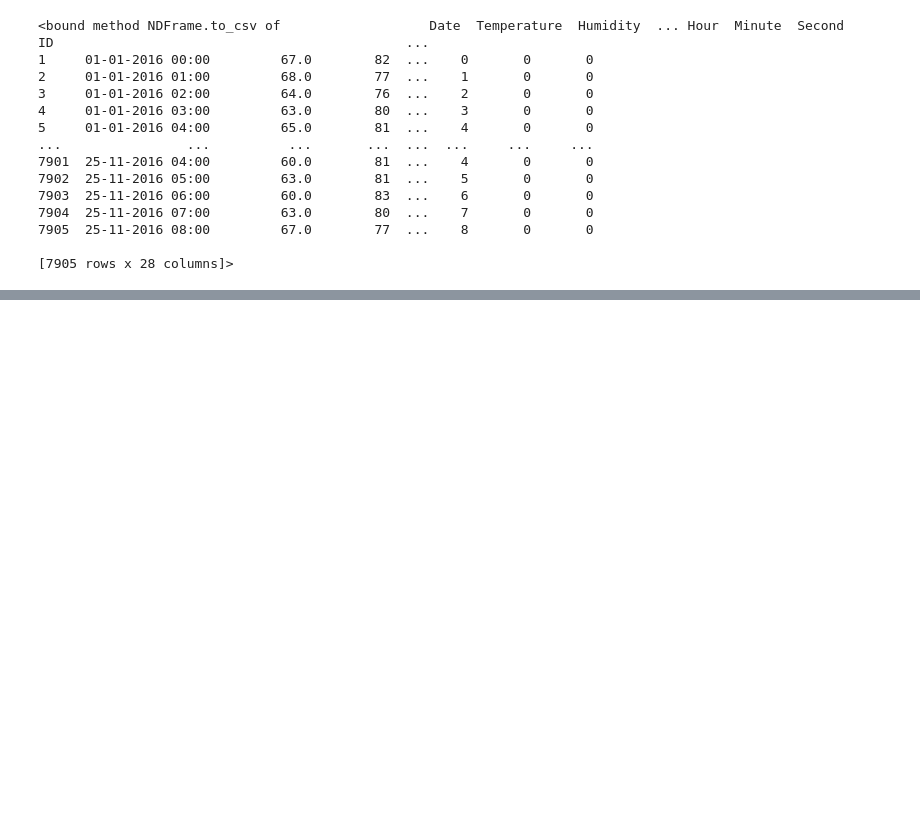
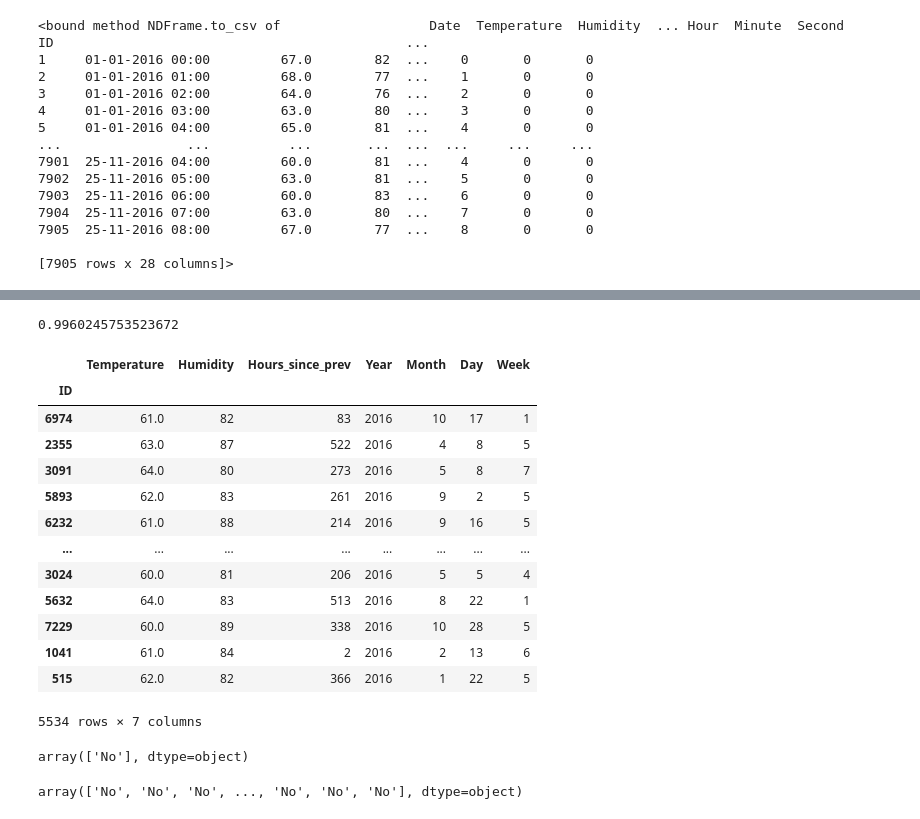
Before and after one commit to GIRISH2409/PM-using-logistic, a Jupyter notebook: Model.ipynb, the cells around one changed output, grey strips where cells are left out. Drawn from its saved outputs; the diff is of its cells as text; code cells hidden in the pictures; blank space fills up the shorter version.

```diff
--- a/Model.ipynb
+++ b/Model.ipynb
@@ -218,0 +231,31 @@ ID                                             ...
+# %%
+from sklearn.metrics import accuracy_score
+
+accuracy_score(y_test,predicted_classes)
+# %% [output]
+0.9960245753523672
+# %%
+X_test
+# %% [output]
+|  | Temperature | Humidity | Hours_since_prev | Year | Month | Day | Week |
+| ID |  |  |  |  |  |  |  |
+| 6974 | 61.0 | 82 | 83 | 2016 | 10 | 17 | 1 |
+| 2355 | 63.0 | 87 | 522 | 2016 | 4 | 8 | 5 |
+| 3091 | 64.0 | 80 | 273 | 2016 | 5 | 8 | 7 |
+| 5893 | 62.0 | 83 | 261 | 2016 | 9 | 2 | 5 |
+| 6232 | 61.0 | 88 | 214 | 2016 | 9 | 16 | 5 |
+| ... | ... | ... | ... | ... | ... | ... | ... |
+| 3024 | 60.0 | 81 | 206 | 2016 | 5 | 5 | 4 |
+| 5632 | 64.0 | 83 | 513 | 2016 | 8 | 22 | 1 |
+| 7229 | 60.0 | 89 | 338 | 2016 | 10 | 28 | 5 |
+| 1041 | 61.0 | 84 | 2 | 2016 | 2 | 13 | 6 |
+| 515 | 62.0 | 82 | 366 | 2016 | 1 | 22 | 5 |
+5534 rows × 7 columns
+# %%
+model.predict([[61,82,83,2016,10,17,1]])
+# %% [output]
+array(['No'], dtype=object)
+# %%
+predicted_classes
+# %% [output]
+array(['No', 'No', 'No', ..., 'No', 'No', 'No'], dtype=object)
```
Also changed, not shown: parts of 10 cells of this notebook.
